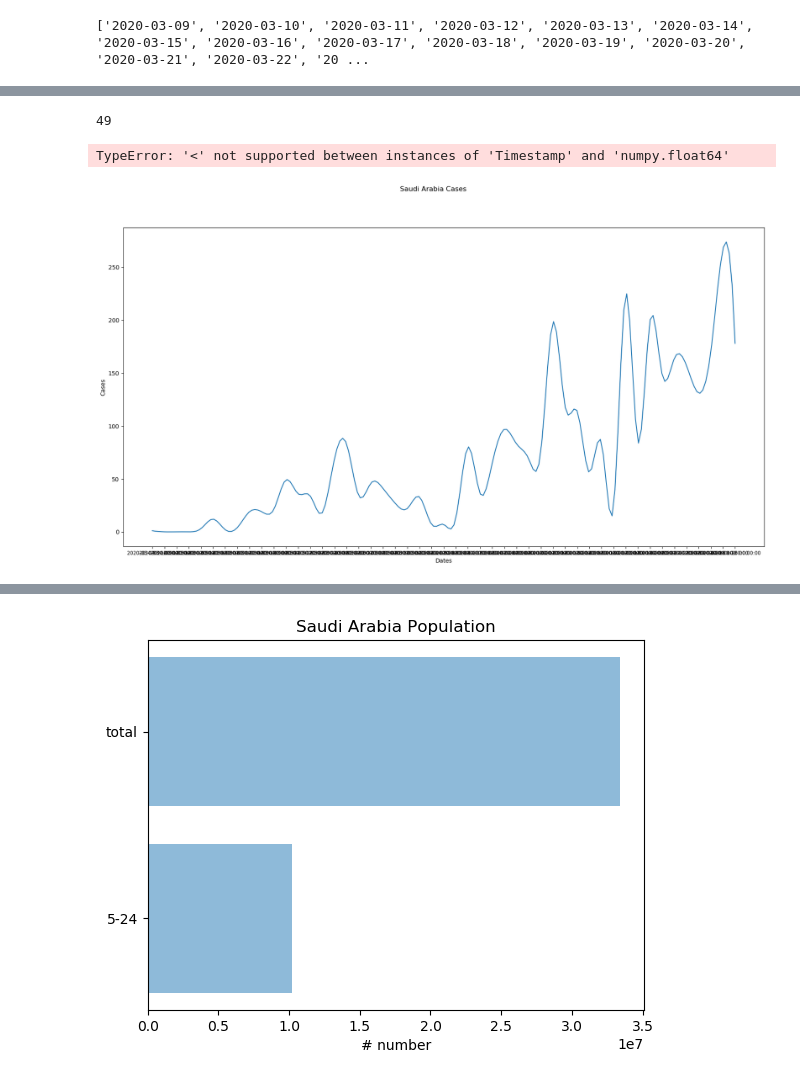
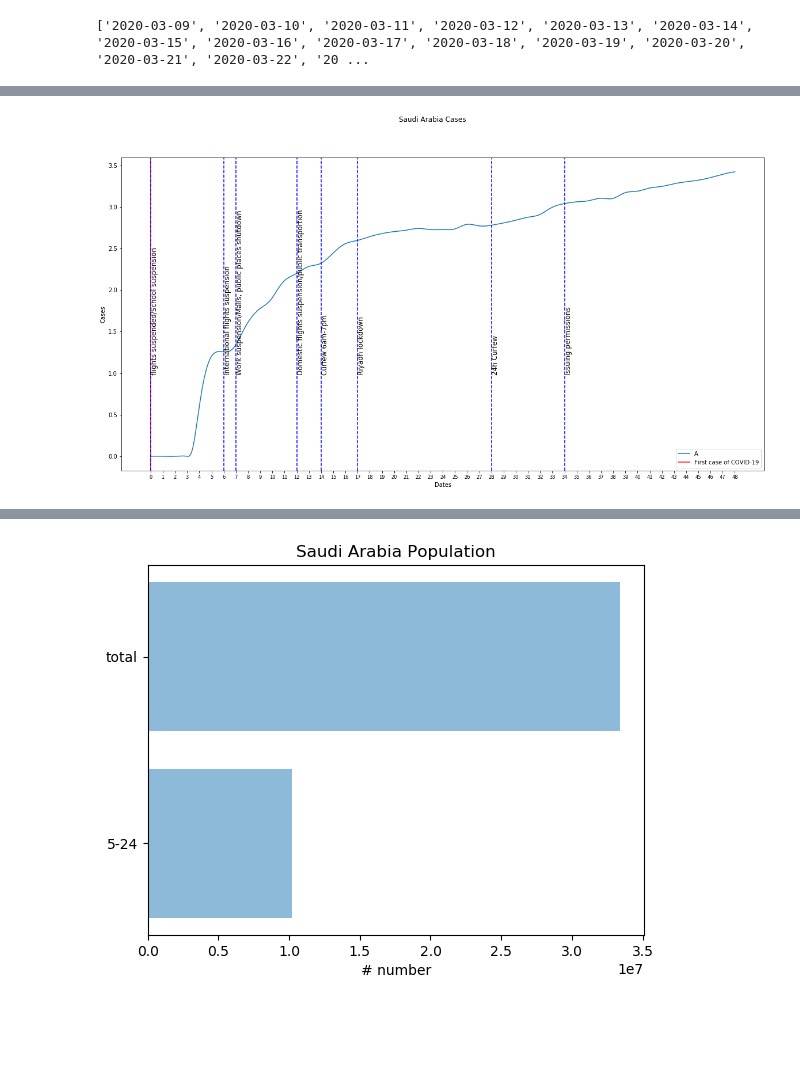
Before and after one commit to athlatif/COVID-19_Paper, a Jupyter notebook: COVID-19 paper.ipynb, the cells around one changed output, grey strips where cells are left out. Drawn from its saved outputs; the diff is of its cells as text; code cells hidden in the pictures; blank space fills up the shorter version.

```diff
--- a/COVID-19 paper.ipynb
+++ b/COVID-19 paper.ipynb
@@ -144,6 +169,10 @@ for x in rows:
 saudi_cases = saudi_cases.sort_values(by=['Date'])
 dates = list(saudi_cases['Date'])
 print(dates)
+
+days = []
+
+i = 0
 # %% [output]
 [['', '', '2020-01-13', '', '', '', 0], ['', '', '2020-01-14', '', '', '', 0], ['', '', '2020-01-15', '', '', '', 0], ['', '', '2020-01-16', '', '', '', 0], ['', '', '2020-01-17', '', '', '', 0], ['', ...
 ['2020-01-13', '2020-01-14', '2020-01-15', '2020-01-16', '2020-01-17', '2020-01-18', '2020-01-19', '2020-01-20', '2020-01-21', '2020-01-22', '2020-01-23', '2020-01-24', '2020-01-25', '2020-01-26', '20 ...
@@ -155,3 +184,12 @@ dates = list(saudi_cases['Date'])
 print(dates)
 # %% [output]
 ['2020-03-09', '2020-03-10', '2020-03-11', '2020-03-12', '2020-03-13', '2020-03-14', '2020-03-15', '2020-03-16', '2020-03-17', '2020-03-18', '2020-03-19', '2020-03-20', '2020-03-21', '2020-03-22', '20 ...
+# %%
+for d in range(0,len(dates)):
+    print(d)
+    days.append(d)
+
+saudi_cases['Day'] = days
+
+days_list = list(saudi_cases['Day'])
+print(days_list)
@@ -177,45 +303,29 @@ ValueError: x and y must have same first dimension, but have shapes (49,) and (1
 # %%
 from scipy.interpolate import splrep, splev
 
 plt.figure(figsize=(20, 10))
-# plt.plot(dates_list, saudi_cases['Cases'], label="cases");
+
 x =  np.linspace(0, 48, num=49)
 A_tck = splrep(x, list(saudi_cases['Cases']))
-
-print(len(x))
-dates = dates_list
-
-x_new = np.linspace(x.min(), x.max(), 200)
+dates = days_list
+x_new = np.linspace(x.min(), x.max(), 500)
 A_new = splev(x_new, A_tck)
-plt.plot(x_new, A_new, label='A')
-
+plt.plot(x_new, np.log10(A_new), label='A')
 plt.xticks(x, dates, size='small')
-# plt.figure(figsize=(20, 10))
-# plt.plot(dates_list, saudi_cases['Cases'], label="cases");
 plt.suptitle('Saudi Arabia Cases')
 plt.xlabel("Dates")
 plt.ylabel("Cases")
-plt.axvline(pd.Timestamp('2020-03-09'),color='r',label="First case of COVID-19")
-plt.axvline(pd.Timestamp('2020-03-09'),color='b',label="Action",linestyle='dashed')
-plt.text(pd.Timestamp('2020-03-09'),99,'flights suspended/School suspension',rotation=90,fontsize=12)
-plt.axvline(pd.Timestamp('2020-03-15'),color='b',linestyle='dashed')
-plt.text(pd.Timestamp('2020-03-15'),99,'International flights suspension',rotation=90,fontsize=12)
-plt.axvline(pd.Timestamp('2020-03-16'),color='b',linestyle='dashed')
-plt.text(pd.Timestamp('2020-03-16'),99,'Work suspension/Malls, public places shutdown',rotation=90,fontsize=12)
-plt.axvline(pd.Timestamp('2020-03-21'),color='b',linestyle='dashed')
-plt.text(pd.Timestamp('2020-03-21'),99,'Domestic flights suspension/public transportion',rotation=90,fontsize=12)
-plt.axvline(pd.Timestamp('2020-03-23'),color='b',linestyle='dashed')
-plt.text(pd.Timestamp('2020-03-23'),99,'Curfew 6am-7pm',rotation=90,fontsize=12)
-plt.axvline(pd.Timestamp('2020-03-26'),color='b',linestyle='dashed')
-plt.text(pd.Timestamp('2020-03-26'),99,'Riyadh lockdown',rotation=90,fontsize=12)
-plt.axvline(pd.Timestamp('2020-04-06'),color='b',linestyle='dashed')
-plt.text(pd.Timestamp('2020-04-06'),99,'24h Curfew',rotation=90,fontsize=12)
-plt.axvline(pd.Timestamp('2020-04-12'),color='b',linestyle='dashed')
-plt.text(pd.Timestamp('2020-04-12'),99,'Issuing permissions',rotation=90,fontsize=12)
+plt.axvline('0',color='r',label="First case of COVID-19")
+j = 0
+for x in evDays:
+    if evActions[j] != '':
+        plt.axvline(x,color='b',linestyle='dashed')
+        plt.text(x,1,evActions[j],rotation=90,fontsize=12)
+    j = j + 1
 
+#         plt.axvline(x,color='b',label="Action",linestyle='dashed')
+#         plt.text(w,99,evActions[j],rotation=90,fontsize=12)
 plt.legend()
 plt.show()
 # %% [output]
-49
-TypeError: '<' not supported between instances of 'Timestamp' and 'numpy.float64'
-[figure, old version]
+[figure, new version]
```
Also changed, not shown: parts of 7 cells of this notebook, 9 other files.
